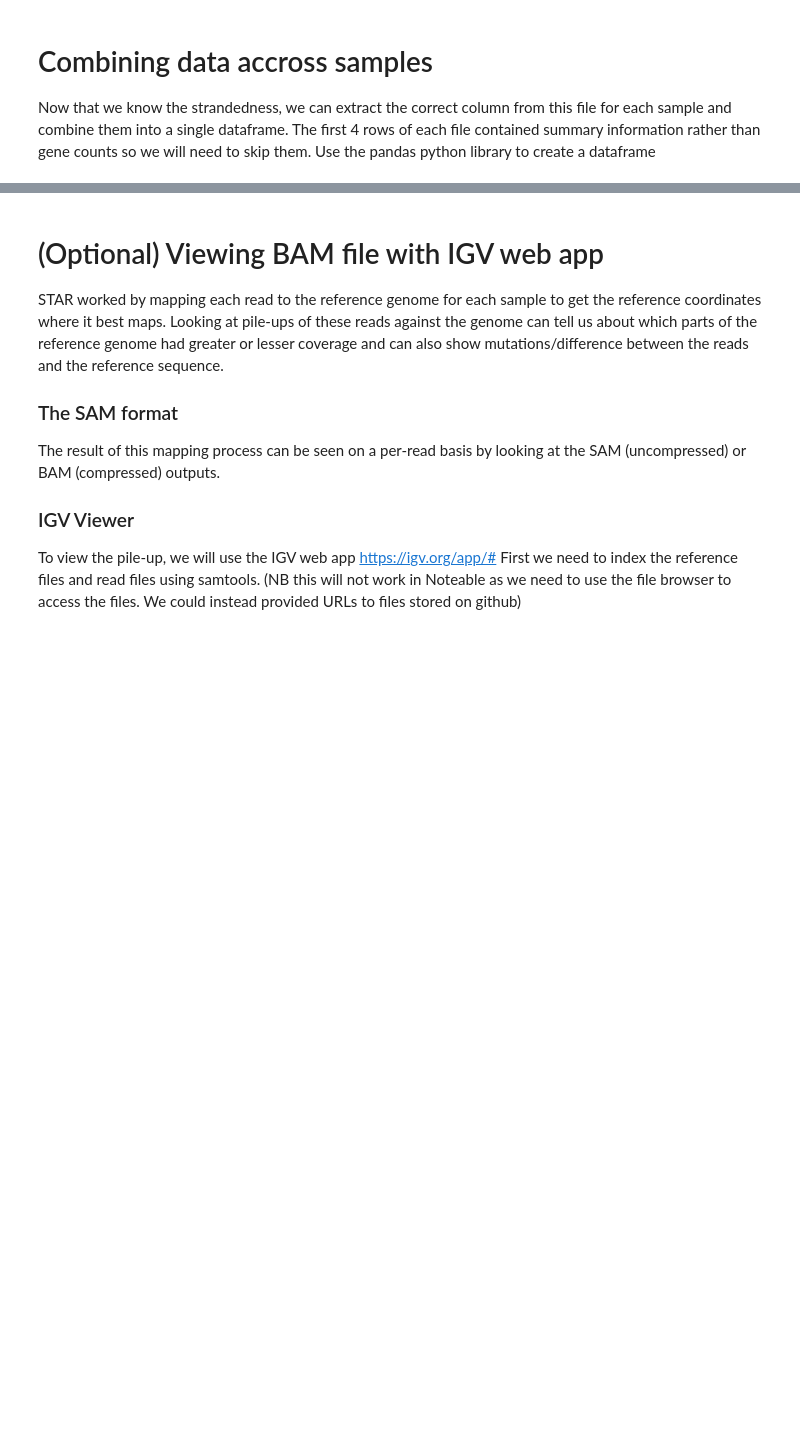
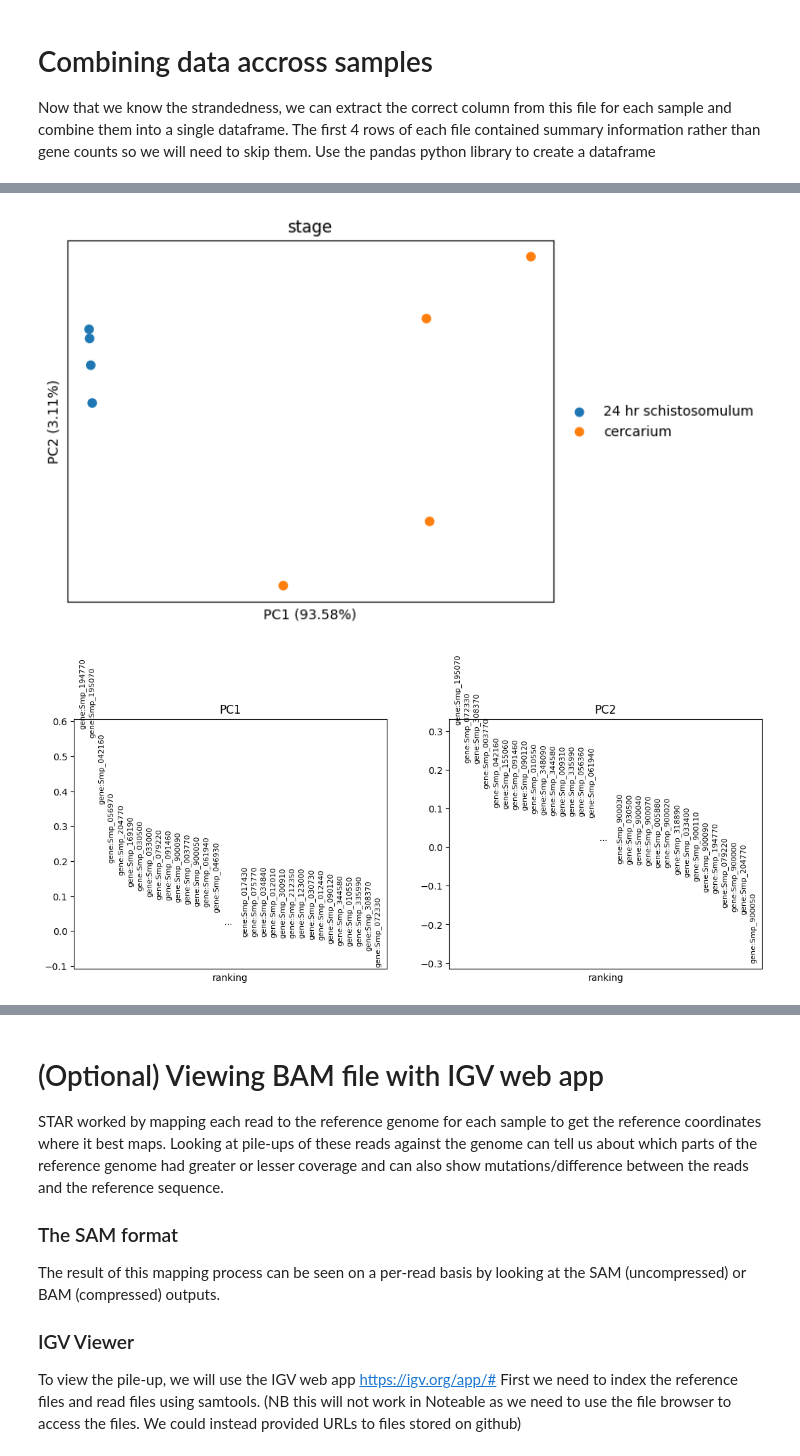
Before and after one commit to rmcolq/pathbio3, a Jupyter notebook: 2A - Quantification and PCA.ipynb, the cells around one changed output, grey strips where cells are left out. Cells and saved outputs as stored; diff of their text form; code cells hidden in the pictures; blank space fills up the shorter version.

```diff
--- a/2A - Quantification and PCA.ipynb
+++ b/2A - Quantification and PCA.ipynb
@@ -235,0 +278,20 @@ Normalization
+# %%
+# Subset the counts and metadata
+counts_s = counts[metadata["stage"].isin(["cercarium","24 hr schistosomulum"])]
+metadata_s = metadata[metadata["stage"].isin(["cercarium","24 hr schistosomulum"])]
+
+# Create the deseq2 object
+dds_s = DeseqDataSet(
+    counts=counts_s,
+    metadata=metadata_s,
+    refit_cooks=True,
+    design_factors="stage"
+)
+
+# Generate the PCA plot and loadings figure
+sc.tl.pca(dds_s)
+sc.pl.pca(dds_s, color="stage", size=200, annotate_var_explained=True)
+sc.pl.pca_loadings(dds_s, components = '1,2')
+# %% [output]
+[figure, added]
+[figure, added]
```
Also changed, not shown: parts of 34 cells of this notebook, 4 other files.
